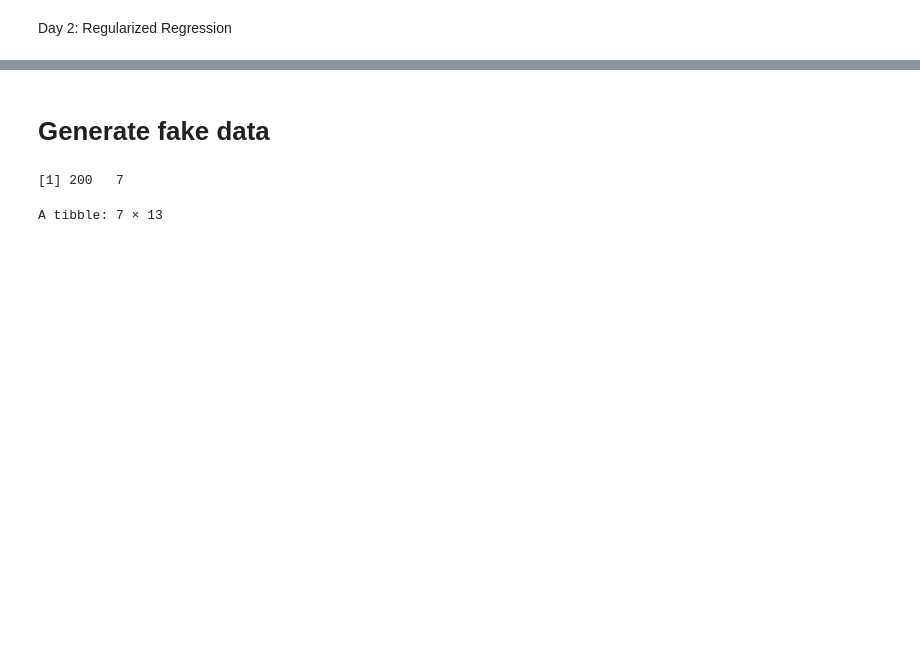
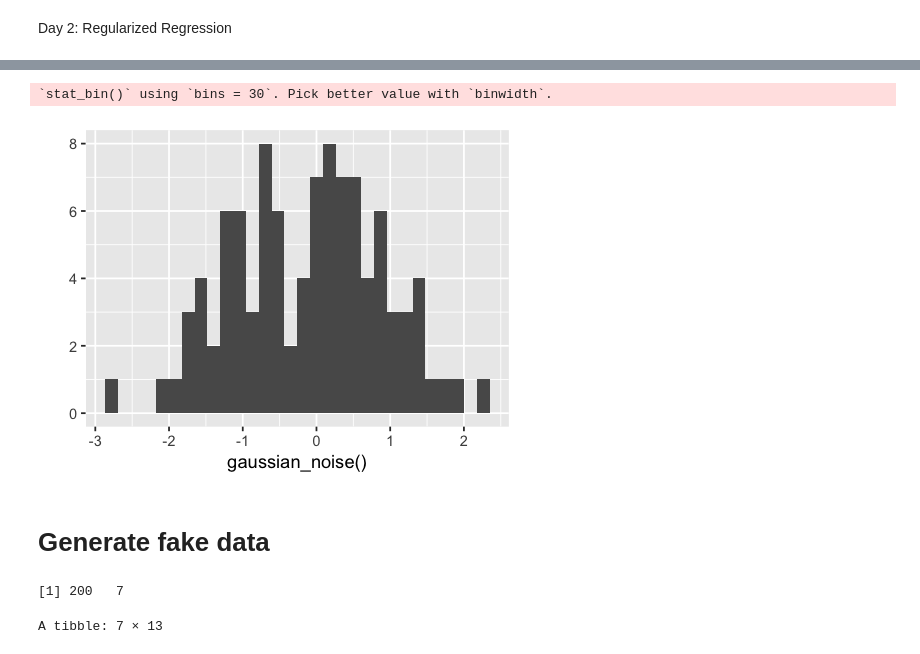
Before and after one commit to colettace/Revue_of_Models_for_StatInf_ML, a Jupyter notebook: day02_materials/02_Regularized_Regression.ipynb, the cells around one changed output, grey strips where cells are left out. Cells and saved outputs as stored; diff of their text form; code cells hidden in the pictures; blank space fills up the shorter version.

```diff
--- a/day02_materials/02_Regularized_Regression.ipynb
+++ b/day02_materials/02_Regularized_Regression.ipynb
@@ -57,6 +61,11 @@ uniform_noise <- function( min, max ) {
 gaussian_noise <- function( c=1 ) {
     rnorm( n=200 ) * c
 }
+# %%
+qplot( gaussian_noise() )
+# %% [output]
+`stat_bin()` using `bins = 30`. Pick better value with `binwidth`.
+[figure, added]
 # %% [markdown]
 # Generate fake data
 # %%
```
Also changed, not shown: parts of 13 cells of this notebook, 1 other file.
